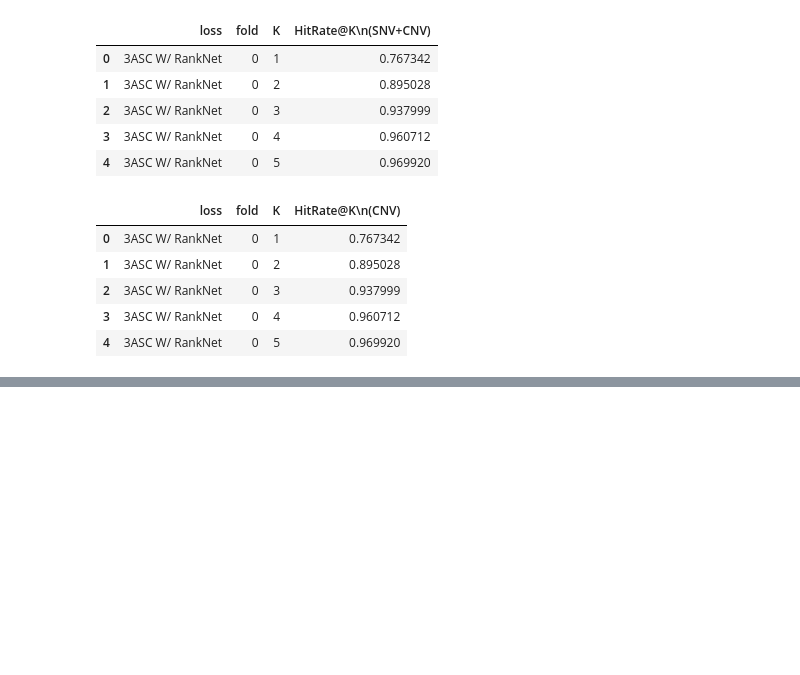
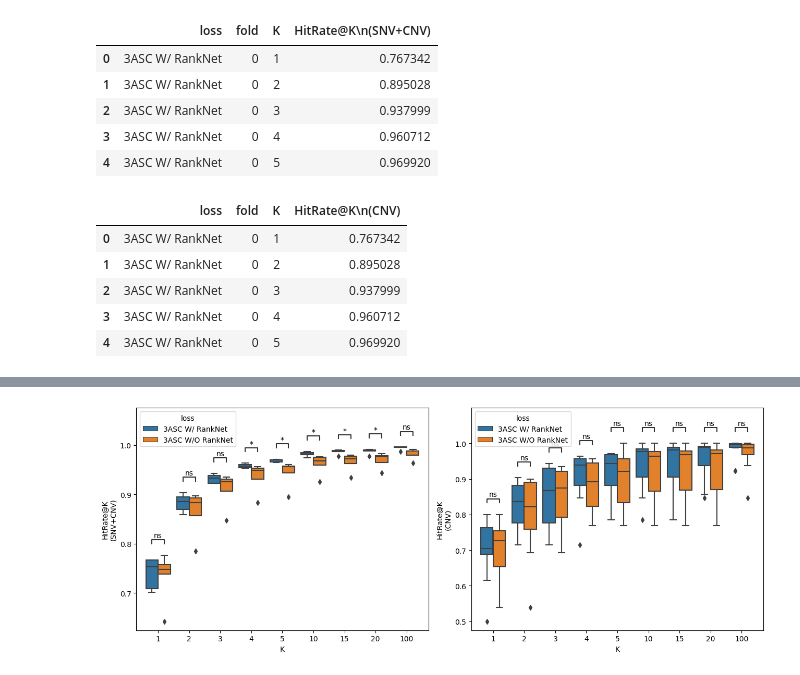
Before and after one commit to 4pygmalion/ASC3, a Jupyter notebook: results/revision/3_ablation_test_table2.ipynb, the cells around one changed output, grey strips where cells are left out. Drawn from its saved outputs; the diff is of its cells as text; code cells hidden in the pictures; blank space fills up the shorter version.

Commit message:
Ablation test for each k

```diff
--- a/results/revision/3_ablation_test_table2.ipynb
+++ b/results/revision/3_ablation_test_table2.ipynb
@@ -129,0 +157,77 @@ plt.show()
+# %%
+import seaborn as sns
+from matplotlib import pyplot as plt
+from scipy.stats import mannwhitneyu
+
+fig, axes = plt.subplots(1, 2, figsize=(13, 5))
+sns.boxplot(
+    data=snv_data,
+    x="K",
+    y="HitRate@K\n(SNV+CNV)",
+    hue="loss",
+    ax=axes[0]
+)
+pairs = [
+    # (("3ASC W/ RankNet", k), ("3ASC W/O RankNet", k))
+    ((k, "3ASC W/ RankNet"), (k, "3ASC W/O RankNet"))
+    for k in [1, 2, 3, 4, 5, 10, 15, 20, 100]
+]
+p_valeus = [
+    mannwhitneyu(
+        snv_data.loc[(snv_data["K"]==k) & (snv_data["loss"]=="3ASC W/ RankNet")]["HitRate@K\n(SNV+CNV)"],
+        snv_data.loc[(snv_data["K"]==k) & (snv_data["loss"]=="3ASC W/O RankNet")]["HitRate@K\n(SNV+CNV)"],
+    ).pvalue
+    for k in [1, 2, 3, 4, 5, 10, 15, 20, 100]
+]
+add_stat_annotation(
+    axes[0],
+    data=snv_data,
+    x="K",
+    y="HitRate@K\n(SNV+CNV)",
+    hue="loss",
+    box_pairs=pairs,
+    perform_stat_test=False,
+    text_format='star',
+    loc='inside',
+    verbose=2,
+    comparisons_correction=None,
+    pvalues=p_valeus,
+)
+
+sns.boxplot(
+    data=cnv_data,
+    x="K",
+    y="HitRate@K\n(CNV)",
+    hue="loss",
+    ax=axes[1]
+)
+pairs = [
+    # (("3ASC W/ RankNet", k), ("3ASC W/O RankNet", k))
+    ((k, "3ASC W/ RankNet"), (k, "3ASC W/O RankNet"))
+    for k in [1, 2, 3, 4, 5, 10, 15, 20, 100]
+]
+p_valeus = [
+    mannwhitneyu(
+        cnv_data.loc[(cnv_data["K"]==k) & (cnv_data["loss"]=="3ASC W/ RankNet")]["HitRate@K\n(CNV)"],
+        cnv_data.loc[(cnv_data["K"]==k) & (cnv_data["loss"]=="3ASC W/O RankNet")]["HitRate@K\n(CNV)"],
+    ).pvalue
+    for k in [1, 2, 3, 4, 5, 10, 15, 20, 100]
+]
+add_stat_annotation(
+    axes[1],
+    data=cnv_data,
+    x="K",
+    y="HitRate@K\n(CNV)",
+    hue="loss",
+    box_pairs=pairs,
+    perform_stat_test=False,
+    text_format='star',
+    loc='inside',
+    verbose=2,
+    comparisons_correction=None,
+    pvalues=p_valeus,
+)
+
+plt.tight_layout()
+plt.savefig("results/ablation_test.png")
+# %% [output]
@@ -129,0 +251 @@ plt.show()
+[figure, added]
```
Also changed, not shown: parts of 4 cells of this notebook, 1 other file.
